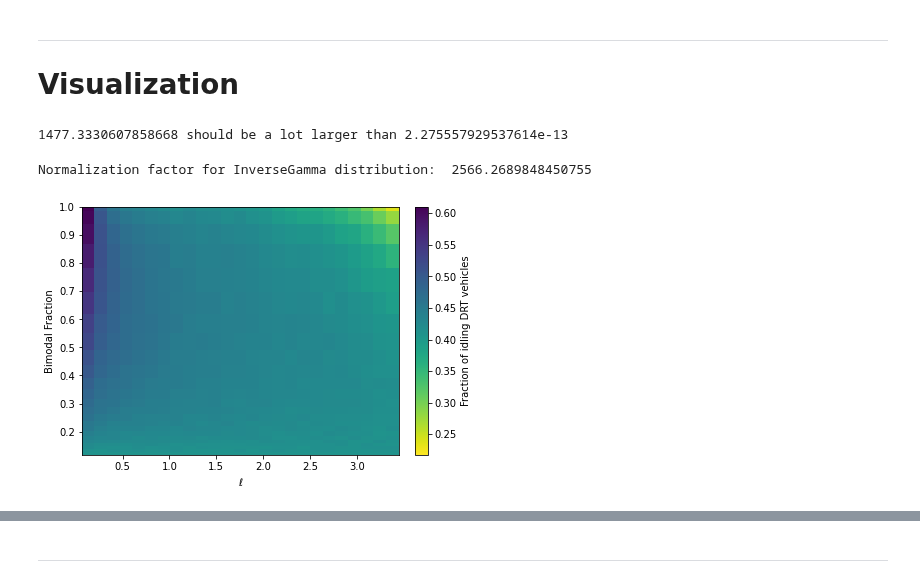
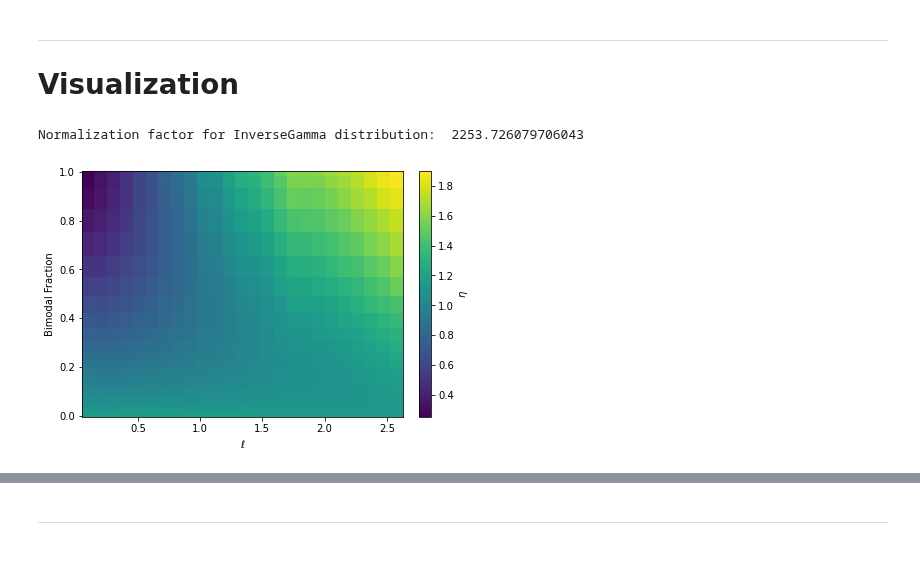
Before and after one commit to poss-group/matsim-bimodal-1, a Jupyter notebook: python_analysis/AnalyzeCarbonFootprintVaryDCut.ipynb, the cells around one changed output, grey strips where cells are left out. Cells and saved outputs as stored; diff of their text form; code cells hidden in the pictures; blank space fills up the shorter version.

```diff
--- a/python_analysis/AnalyzeCarbonFootprintVaryDCut.ipynb
+++ b/python_analysis/AnalyzeCarbonFootprintVaryDCut.ipynb
@@ -15,7 +16,7 @@ from matplotlib.colors import LogNorm
 # %%
 # path = "/scratch01.local/hheuer/matsim-bimodal/scenarios/fine_grid/bimodal/output/VaryDCutLogNonLocTT5Alpha/"
 # path = "/scratch01.local/hheuer/matsim-bimodal/scenarios/fine_grid/bimodal/output/VaryEllDCutConstDrt1000Drt3000Mean3Alpha900Beta/"
-path = "/scratch01.local/hheuer/matsim-bimodal/scenarios/fine_grid/bimodal/output/3Alpha900Beta/"
+path = "/scratch01.local/hheuer/matsim-bimodal/scenarios/fine_grid/bimodal/output/3Alpha900Beta3000Dist/"
 # %%
 # dcut_dirs = getBimDirsVaryDCut(path, 100)
 # uni_dirs = getUniDirs(path, 100)
@@ -101,13 +128,12 @@ def readData(nReqs):
 # Visualization
 # %%
 # df, df_car = readData(20000000)
-df, df_car = readData(10000)
+df, df_car, df_unim = readData(10000)
 df["efficiency"] = df["occupancy"]/df["detour"]
+df_unim["efficiency"] = df_unim["occupancy"]/df_unim["detour"]
 # %%
-print(str(df["req_mean_dist"].mean()) + " should be a lot larger than " + str(df["req_mean_dist"].std()))
+# print(str(df["req_mean_dist"].mean()) + " should be a lot larger than " + str(df["req_mean_dist"].std()))
 req_mean_dist = df["req_mean_dist"].mean()
-# %% [output]
-1477.3330607858668 should be a lot larger than 2.275557929537614e-13
 # %%
 mean_dist = 3000
 beta = 1/6*(np.sqrt(2)+np.log(1+np.sqrt(2)))
@@ -115,7 +141,7 @@ beta = 1/6*(np.sqrt(2)+np.log(1+np.sqrt(2)))
 def inverseGammaDistUnnormalized(x, d_mean=mean_dist, k=3.1):
     if (x==0):
         return 0
-    elif (x>50000):
+    elif (x>5000):
         return 0
     else:
         z = x/d_mean
@@ -148,45 +174,62 @@ getBimFrac = np.vectorize(getBimFrac_)
 getUniFrac = np.vectorize(getUniFrac_)
 getBimFracAvDist = np.vectorize(getBimFracAvDist_)
 getUniFracAvDist = np.vectorize(getUniFracAvDist_)
+average_dist_theory = scipy.integrate.quad(rpr_,0,np.infty)[0]
 # %% [output]
-Normalization factor for InverseGamma distribution:  2566.2689848450755
+Normalization factor for InverseGamma distribution:  2253.726079706043
+# %%
+df = df[df["l"] < 2.6]
+df = df[df["dcut"] < 2.6]
 # %%
 %matplotlib inline
 # data_ = np.einsum("ijk->jik", data)
-fig, ax = plt.subplots(constrained_layout=True)
+# fig, ax = plt.subplots(constrained_layout=True, figsize=(2.362, 1.378))
+figsize = [1.5 * x for x in [2.362, 1.378]]
+
+fig, ax = plt.subplots(constrained_layout=True)#, figsize=tuple(figsize))
 
 # df_mod = df[df["l"] < 1000]
 # df_mod = df_mod[df_mod["dcut"] < 10000]
 df_mod = df
 data = df_mod.pivot(index="l", columns="dcut", values=["efficiency", "servability", "drt_travel_time_normalized",
                                                        "drt_wait_time_normalized", "drt_wait_time","drt_distance",
                                                        "req_mean_dist", "cummulative_dist_drt",
-                                                      "cummulative_dist_drt_unshared", "pkm_drt",
-                                                       "occupancy", "detour", "idle_frac"])
-# Z = data["cummulative_dist_drt_unshared"]/data["cummulative_dist_drt"]
+                                                        "cummulative_dist_drt_unshared", "pkm_drt",
+                                                       "occupancy", "detour", "idle_frac", "drt_ride_time"])
+Z = data["cummulative_dist_drt_unshared"]/data["cummulative_dist_drt"]
 # Z = data["detour"]
 # Z = data["occupancy"]/data["detour"]
+# Z = data["occupancy"]
 # Z = data["pkm_drt"]
-Z = data["idle_frac"]
+# Z = data["idle_frac"]
+# Z = data["drt_wait_time"]
 y = getBimFrac(Z.columns.to_numpy()*df["req_mean_dist"].mean())
 # y = Z.columns.to_numpy()
 X,Y = np.meshgrid(Z.index.to_numpy(), y, indexing='ij')
 # X,Y = np.meshgrid(Z.index.to_numpy(), bimodalFrac, indexing='ij')
 
-im = ax.pcolor(X,Y,Z.to_numpy(), shading='auto', cmap="viridis_r")
+im = ax.pcolor(X,Y,Z.to_numpy(), shading='auto', cmap="viridis")
 im.set_edgecolor('face')
 # ax = sns.heatmap(data[:,:,0])
 # plt.colorbar(im, label=r"$\langle b\rangle/\langle\delta\rangle$")
-plt.colorbar(im, label="Fraction of idling DRT vehicles")#, label=r"$\tau_w$ DRT")
+cbar = plt.colorbar(im, label=r"$\eta$")
+# plt.colorbar(im, label="Fraction of idling DRT vehicles")#, label=r"$\tau_w$ DRT")
+# cbar = plt.colorbar(im, label=r"$\tilde \tau_w$ DRRP")
+# plt.colorbar(im, label=r"$\langle\delta\rangle$")
 # ax.set_xscale("log")
 # ax.set_yscale("log")
+# ax.set_ylabel(r"$d_\mathrm{cut}$")
 ax.set_xlabel(r"$\ell$")
-# ax.set_ylabel(r"$d_\mathrm{cut}$")
 ax.set_ylabel("Bimodal Fraction")
 
-# fig.savefig("figures/EfficiencyConstDrtDemand3Alpha900Beta.jpg", dpi=300)
-# fig.savefig("figures/DrtIdleFracDcutEll.pgf")
+# ax.set_xlabel(r"$\tilde \ell$")#, fontsize=20)
+# ax.set_ylabel(r"$\tilde d_{cut}$")
+
 # fig.savefig("Figures/Delta3Alpha900Beta.pgf")
+# fig.savefig("Figures/DrtWaitTimeDcutEll.pgf")
+# fig.savefig("Figures/DrtIdleFracDcutEll.pgf")
+# fig.savefig("Figures/DrtWaitTimeDcutEll.png", dpi=600)
+# fig.savefig("Figures/DrtEfficiencyDcutEll.png", dpi=600)
 plt.show()
 # %% [output]
-[figure, old version]
+[figure, new version]
```
Also changed, not shown: parts of 19 cells of this notebook, 9 other files.
